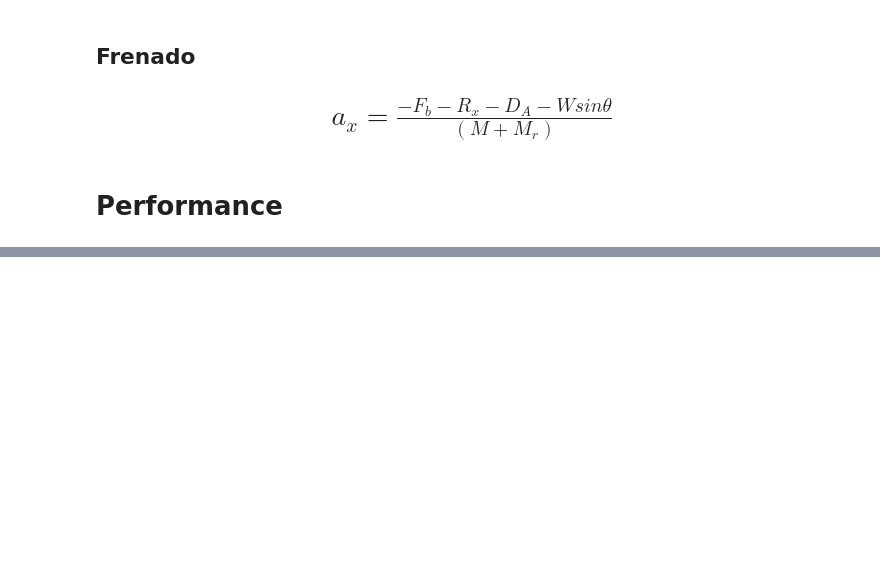
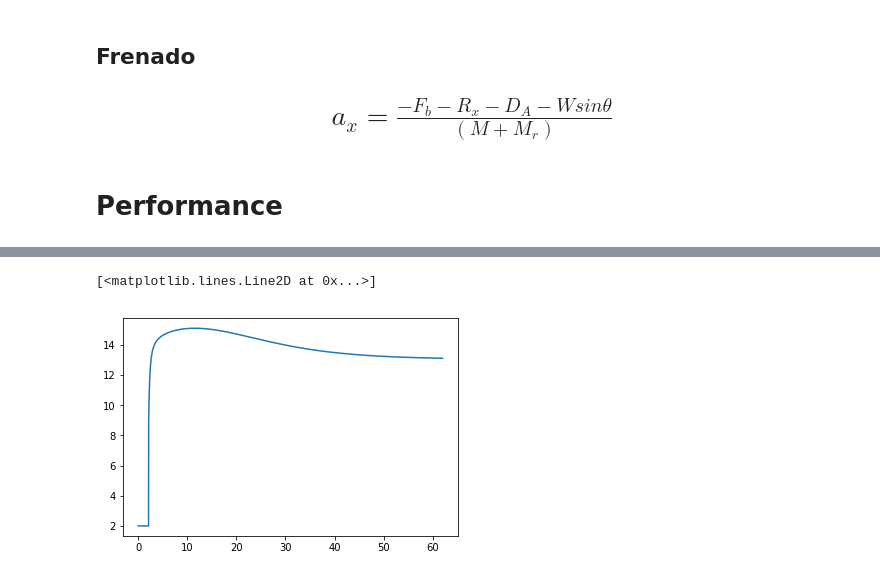
Before and after one commit to drodriguez32/Herramientas-Computacionales, a Jupyter notebook: 03_Taller-02/Taller_02-Simulador_0.0-Test.ipynb, the cells around one changed output, grey strips where cells are left out. Cells and saved outputs as stored; diff of their text form; code cells hidden in the pictures; blank space fills up the shorter version.

```diff
--- a/03_Taller-02/Taller_02-Simulador_0.0-Test.ipynb
+++ b/03_Taller-02/Taller_02-Simulador_0.0-Test.ipynb
@@ -323,0 +326,13 @@ vel_max()
+# %%
+torque = []
+
+for i in range(len(vel_a)):
+
+    tau = torque_motor(vel_a[i])
+
+    torque.append(tau)
+# %%
+pylab.plot(t, torque)
+# %% [output]
+[<matplotlib.lines.Line2D at 0x...>]
+[figure, added]
```
Also changed, not shown: parts of 12 cells of this notebook, 24 other files.
